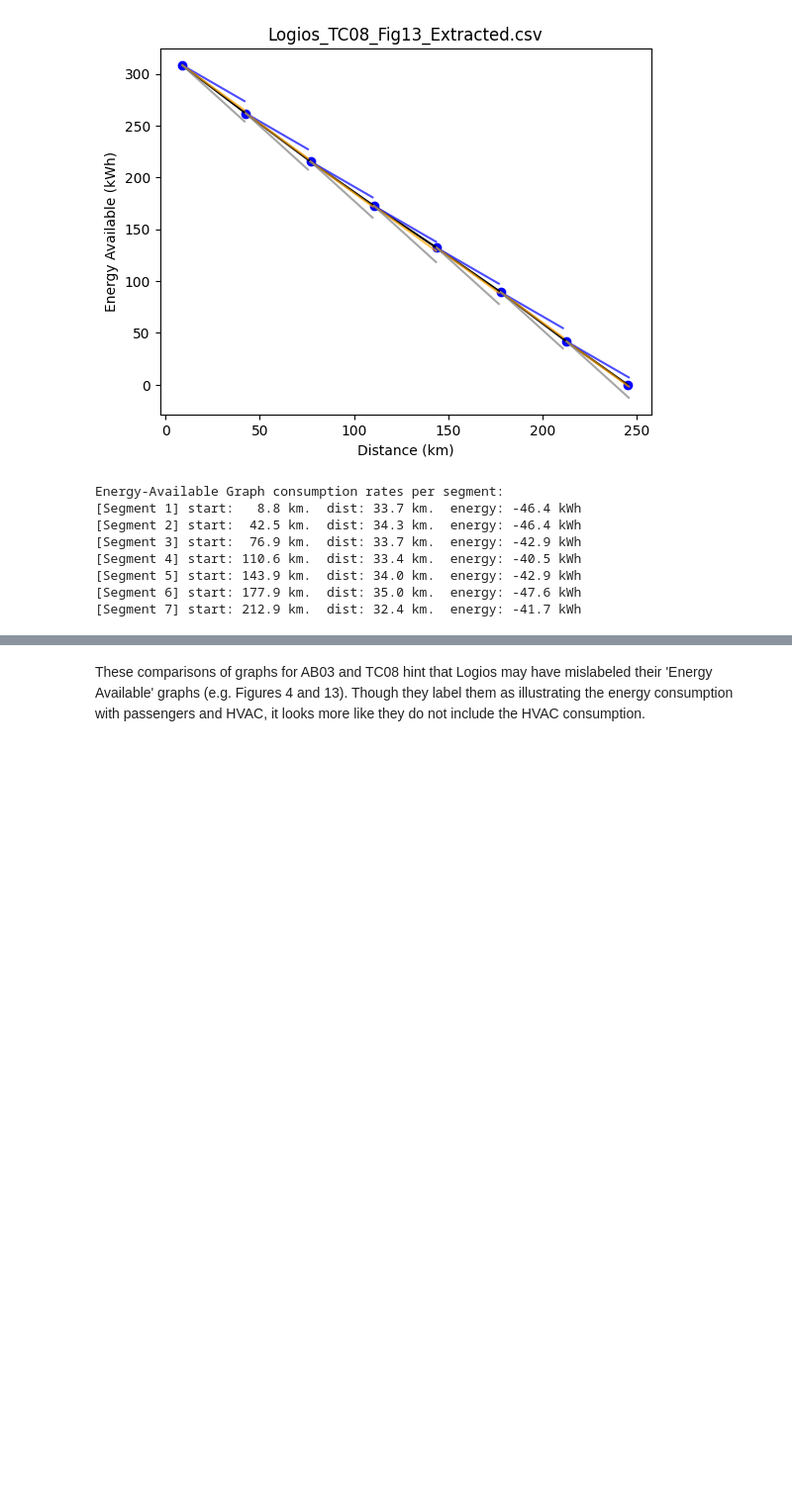
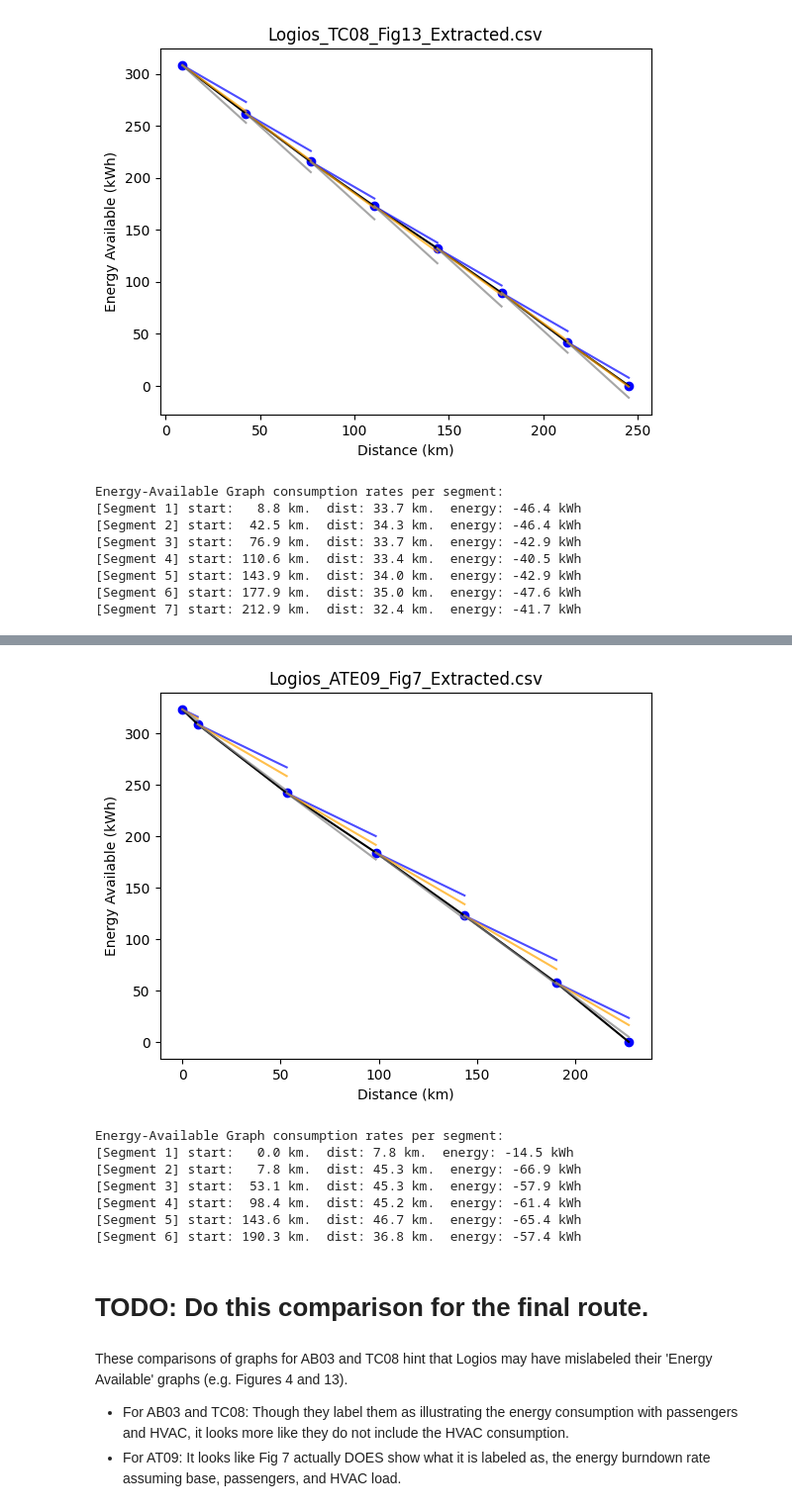
Before and after one commit to RESET-Lab/TransitBusSimulation, a Jupyter notebook: FASTSim Simulation/Bus Parameter Validation.ipynb, the cells around one changed output, grey strips where cells are left out. Shown at 99% size. Drawn from its saved outputs; the diff is of its cells as text; code cells hidden in the pictures; blank space fills up the shorter version.

```diff
--- a/FASTSim Simulation/Bus Parameter Validation.ipynb
+++ b/FASTSim Simulation/Bus Parameter Validation.ipynb
@@ -324,2 +354,20 @@ Energy-Available Graph consumption rates per segment:
+# %%
+disc_consump_file = 'Logios_ATE09_Fig5_Extracted.csv'
+energy_avail_file = 'Logios_ATE09_Fig7_Extracted.csv'
+compare_logios_graphs_for_route(disc_consump_file, energy_avail_file)
+# %% [output]
+[figure, added]
+Energy-Available Graph consumption rates per segment:
+[Segment 1] start:   0.0 km.  dist: 7.8 km.  energy: -14.5 kWh
+[Segment 2] start:   7.8 km.  dist: 45.3 km.  energy: -66.9 kWh
+[Segment 3] start:  53.1 km.  dist: 45.3 km.  energy: -57.9 kWh
+[Segment 4] start:  98.4 km.  dist: 45.2 km.  energy: -61.4 kWh
+[Segment 5] start: 143.6 km.  dist: 46.7 km.  energy: -65.4 kWh
+[Segment 6] start: 190.3 km.  dist: 36.8 km.  energy: -57.4 kWh
+# %% [markdown]
+# TODO: Do this comparison for the final route.
 # %% [markdown]
-These comparisons of graphs for AB03 and TC08 hint that Logios may have mislabeled their 'Energy Available' graphs (e.g. Figures 4 and 13). Though they label them as illustrating the energy consumption with passengers and HVAC, it looks more like they do not include the HVAC consumption.
+These comparisons of graphs for AB03 and TC08 hint that Logios may have mislabeled their 'Energy Available' graphs (e.g. Figures 4 and 13).
+
+- For AB03 and TC08: Though they label them as illustrating the energy consumption with passengers and HVAC, it looks more like they do not include the HVAC consumption.
+- For AT09: It looks like Fig 7 actually DOES show what it is labeled as, the energy burndown rate assuming base, passengers, and HVAC load.
```
Also changed, not shown: parts of 13 cells of this notebook, 5 other files.
